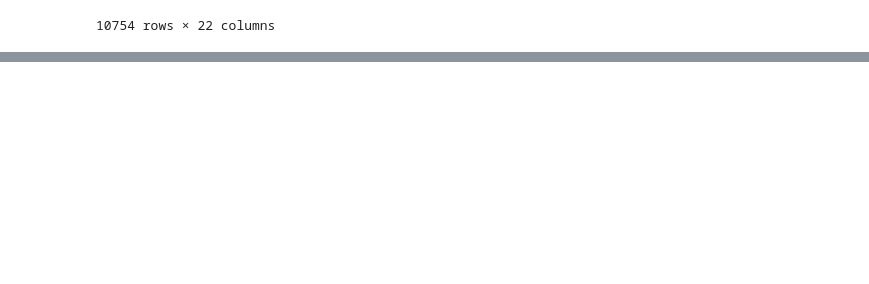
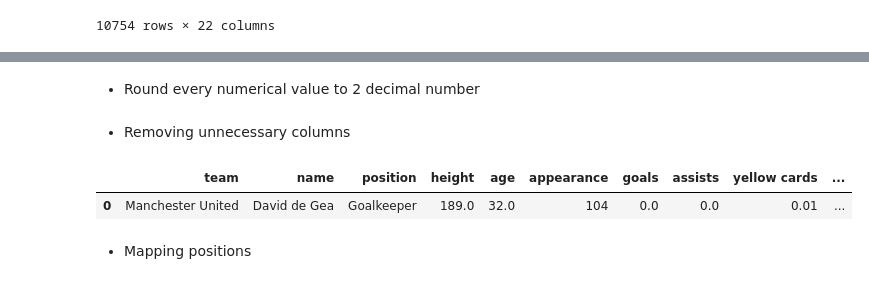
Before and after one commit to Josepdmo/Mini-Project-ML, a Jupyter notebook: Exploratory.ipynb, the cells around one changed output, grey strips where cells are left out. Drawn from its saved outputs; the diff is of its cells as text; code cells hidden in the pictures; blank space fills up the shorter version.

```diff
--- a/Exploratory.ipynb
+++ b/Exploratory.ipynb
@@ -20,0 +67,2 @@ df
+# %% [markdown]
+- Round every numerical value to 2 decimal number
@@ -20,0 +72,2 @@ df
+# %% [markdown]
+- Removing unnecessary columns
@@ -20,0 +77,7 @@ df
+# %%
+df.head(1)
+# %% [output]
+|  | team | name | position | height | age | appearance | goals | assists | yellow cards | ... |
+| 0 | Manchester United | David de Gea | Goalkeeper | 189.0 | 32.0 | 104 | 0.0 | 0.0 | 0.01 | ... |
+# %% [markdown]
+- Mapping positions
```
Also changed, not shown: parts of 17 cells of this notebook, 1 other file.
